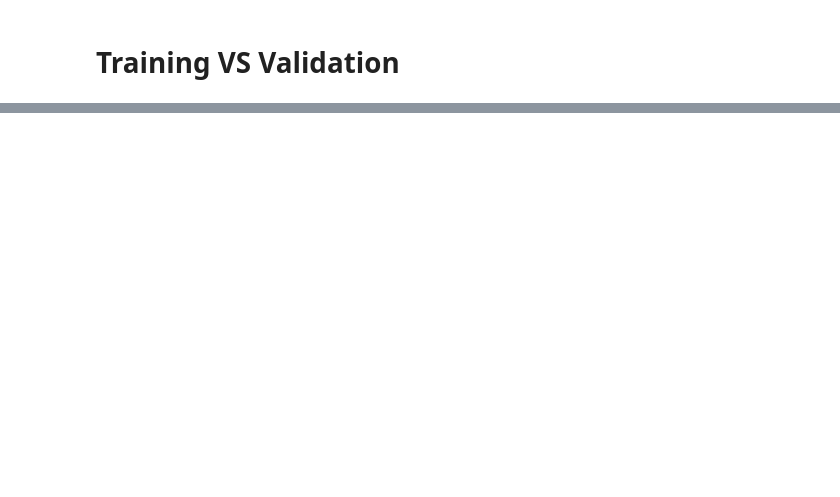
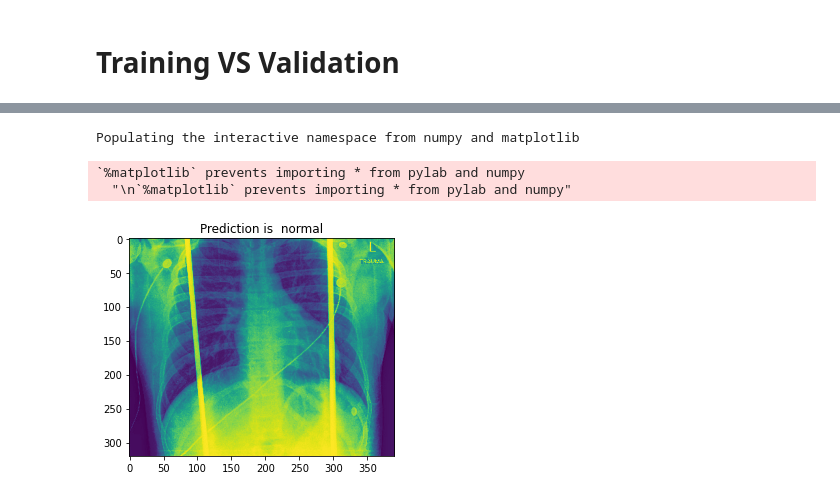
Before and after one commit to Mithunjack/covid-19-xay-image-classification, a Jupyter notebook: DeepLearning.ipynb, the cells around one changed output, grey strips where cells are left out. Cells and saved outputs as stored; diff of their text form; code cells hidden in the pictures; blank space fills up the shorter version.

```diff
--- a/DeepLearning.ipynb
+++ b/DeepLearning.ipynb
@@ -237,2 +271,31 @@ plt=plt.title('Prediction is  '+ prediction )
+# %%
+
+%pylab inline
+import matplotlib.pyplot as plt
+import matplotlib.image as mpimg
+
+imagePath = "/content/drive/MyDrive/DeepLearningPorject/data_set/check/Khela/test/non/patient00599-study1-view1_frontal.jpg"
+
+img=mpimg.imread(imagePath)
+imgplot = plt.imshow(img)
+
+test_image = image.load_img(imagePath, target_size = (64, 64))
+test_image = image.img_to_array(test_image)
+test_image = np.expand_dims(test_image, axis = 0)
+result = classifier.predict(test_image)
+
+if result[0][0] == 1:
+    prediction = 'normal'
+else:
+    prediction = 'covid'
+
+
+
+plt=plt.title('Prediction is  '+ prediction )
+# %% [output]
+Populating the interactive namespace from numpy and matplotlib
+`%matplotlib` prevents importing * from pylab and numpy
+  "\n`%matplotlib` prevents importing * from pylab and numpy"
+[figure, added]
 # %%
 loss, accuracy = classifier.evaluate(test_set, steps = validation_steps)
```
Also changed, not shown: parts of 8 cells of this notebook.
